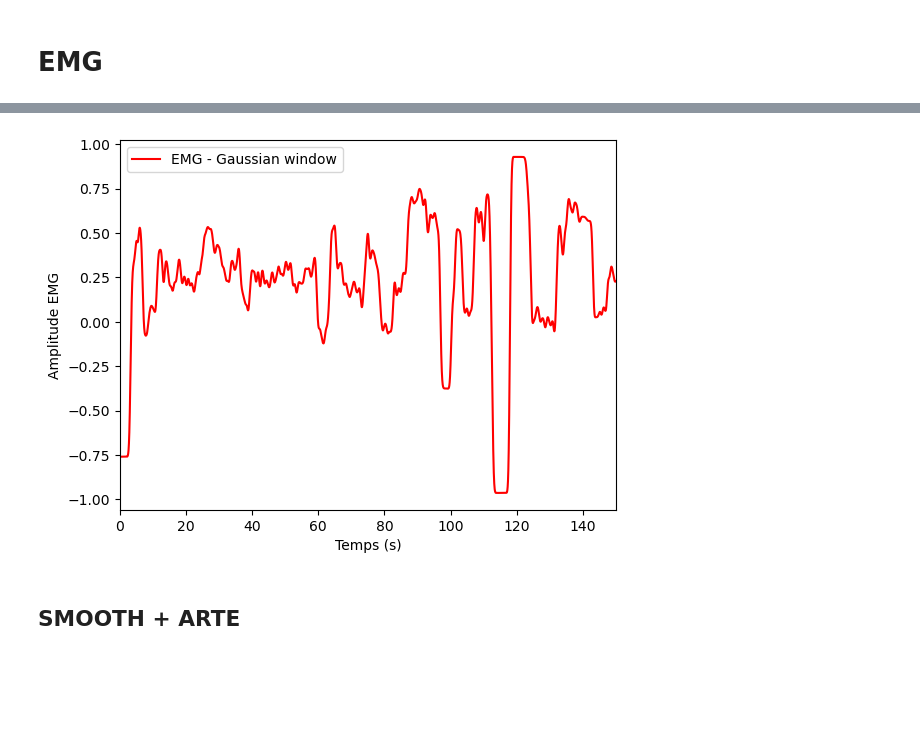
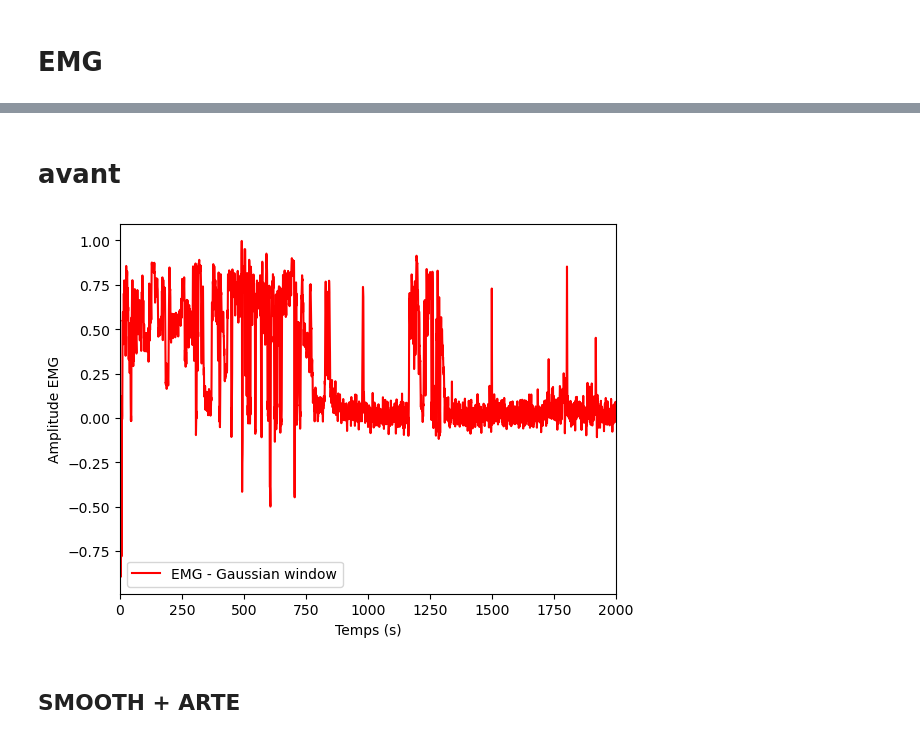
Before and after one commit to NouhaylaEnnadri/Sandman, a Jupyter notebook: HPC_rat1_j1.ipynb, the cells around one changed output, grey strips where cells are left out. Saved outputs shown, nothing was run; the diff lists cells and outputs as text; code cells hidden in the pictures; blank space fills up the shorter version.

```diff
--- a/HPC_rat1_j1.ipynb
+++ b/HPC_rat1_j1.ipynb
@@ -308,3 +316,19 @@ plt.title("Nettoyage artefacts HPC")
 plt.show()
 # %% [output]
 [figure]
+# %%
+amp_thresh = (5, 5)
+time_win_thresh = (2, 0.1)
+fs = 2500
+
+#REMOVE ARTEFACTS
+pfc_clean, pfc_artifacts, time_pfc = removeArtefacts(signal_PFC, fs, amp_thresh, time_win_thresh)
+
+plt.figure(figsize=(12,4))
+plt.plot(time_pfc, signal_PFC, label="PFC original", alpha=0.5)
+plt.plot(time_pfc, pfc_clean, label="PFC nettoyé", color="red")
+plt.legend()
+plt.xlabel("Temps (s)")
+plt.ylabel("Amplitude")
+plt.title("Nettoyage artefacts PFC")
+plt.show()
@@ -371,10 +386,13 @@ Ancien quand il y avait un pb à 0
 # %% [markdown]
 ## HPC downsampled + cleaned
 # %%
-hpc_500, fs_hpc_500, t_hpc_500 = downsample_signal(signal_HPC, fs_orig, target_fs)
+# Étape 1 : retirer les artefacts d'abord
+hpc_clean, hpc_artifacts, time_hpc = removeArtefacts(signal_HPC, fs_orig, amp_thresh, time_win_thresh)
 
-hpc_clean, hpc_artifacts, time_hpc = removeArtefacts(hpc_500, fs, amp_thresh, time_win_thresh)
+# Étape 2 : ensuite downsampler le signal nettoyé
+hpc_500, fs_hpc_500, t_hpc_500 = downsample_signal(hpc_clean, fs_orig, target_fs)
 
+# Étape 3 : comparer les signaux
 compare_segment(signal_HPC, hpc_500, fs_orig, fs_hpc_500, start_s=0, dur_s=0.2)
 # %% [output]
 [figure]
@@ -394,9 +401,12 @@ L'ancien
 # %% [markdown]
 Le bon
 # %%
-pfc_500, fs_pfc_500, t_pfc_500 = downsample_signal(signal_PFC, fs_orig, target_fs)
+# Étape 1 : retirer les artefacts d'abord
+pfc_clean, pfc_artifacts, time_pfc = removeArtefacts(signal_PFC, fs_orig, amp_thresh, time_win_thresh)
 
-pfc_clean, pfc_artifacts, time_pfc = removeArtefacts(pfc_500, fs, amp_thresh, time_win_thresh)
+# Étape 2 : ensuite downsampler le signal nettoyé
+pfc_500, fs_pfc_500, t_pfc_500 = downsample_signal(pfc_clean, fs_orig, target_fs)
 
-compare_segment(signal_PFC, pfc_500, fs_orig, fs_pfc_500, start_s=0, dur_s=30)
+# Étape 3 : comparer les signaux
+compare_segment(signal_PFC, pfc_500, fs_orig, fs_pfc_500, start_s=10, dur_s=5)
 # %% [output]
@@ -588,13 +639,15 @@ emg_result = compute_emg_buzsakiMethod(
+# %% [markdown]
+# avant
 # %%
 
 plt.plot(emg_result['timestamps'], emg_result['smoothed'], color='red', label='EMG - Gaussian window')
-plt.xlim(0, 150)
+plt.xlim(0, 2000)
 plt.xlabel("Temps (s)")
 plt.ylabel("Amplitude EMG")
 plt.legend()
 plt.show()
 # %% [output]
-[figure, old version]
+[figure, new version]
 # %% [markdown]
 ## SMOOTH + ARTE
 # %%
```
Also changed, not shown: parts of 13 cells of this notebook.
